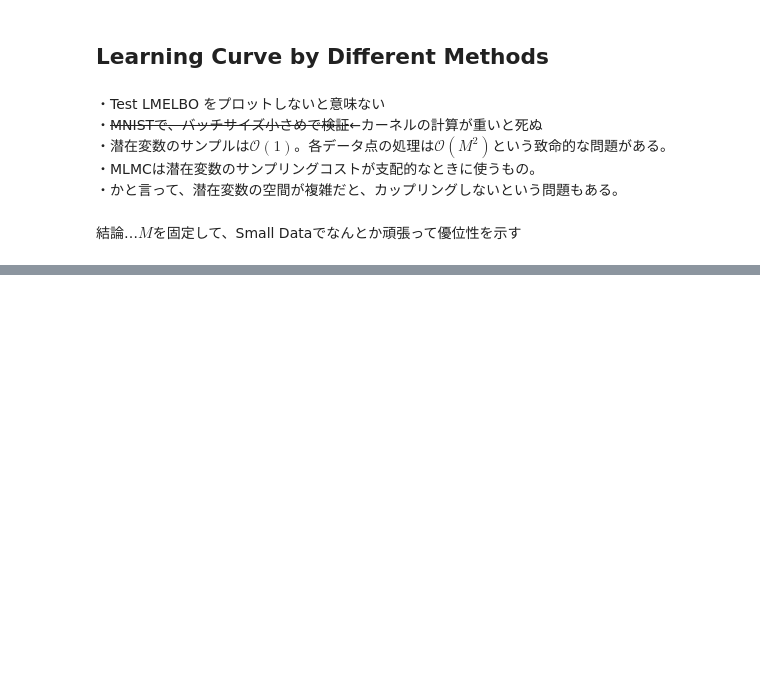
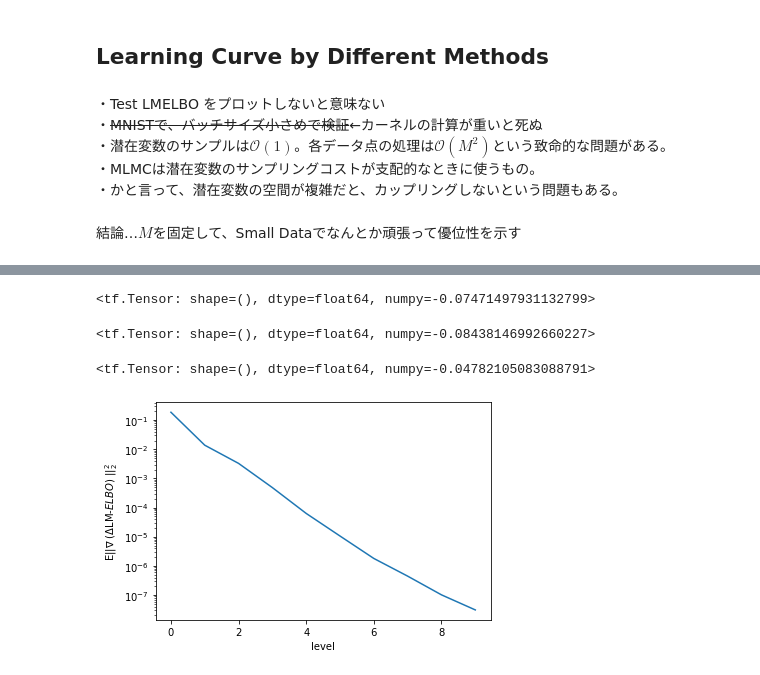
Before and after one commit to Goda-Research-Group/mlmc-model-evidence, a Jupyter notebook: notebooks/Gaussian_Process_Classification_2.ipynb, the cells around one changed output, grey strips where cells are left out. Drawn from its saved outputs; the diff is of its cells as text; code cells hidden in the pictures; blank space fills up the shorter version.

```diff
--- a/notebooks/Gaussian_Process_Classification_2.ipynb
+++ b/notebooks/Gaussian_Process_Classification_2.ipynb
@@ -903,0 +655,4 @@ c.data.shape
+# %%
+idx = np.repeat(np.arange(x.shape[0]), 100)
+x_repeated = x[idx]
+y_repeated = y[idx]
@@ -903,0 +665,4 @@ c.data.shape
+# %%
+gpc = gaussian_process_classification(N_total=x.shape[0])
+# %%
+gpc.fit(x_repeated,y_repeated, learning_rate=0.05, n_iter=801, objective='LMELBO_MLMC', obj_param={'max_level':4})
@@ -903,0 +690,2 @@ c.data.shape
+# %%
+gpc.fit(x_repeated,y_repeated, learning_rate=0.05, n_iter=801, objective='LMELBO_MLMC', obj_param={'max_level':4})
@@ -903,0 +713,16 @@ c.data.shape
+# %%
+gpc.score(x_repeated,y_repeated,objective='LMELBO_MLMC', obj_param={'max_level':4})
+# %% [output]
+<tf.Tensor: shape=(), dtype=float64, numpy=-0.07471497931132799>
+# %%
+gpc.score(x,y,objective='LMELBO', obj_param={'n_MC':16})
+# %% [output]
+<tf.Tensor: shape=(), dtype=float64, numpy=-0.08438146992660227>
+# %%
+gpc.score(x_repeated,y_repeated)
+# %% [output]
+<tf.Tensor: shape=(), dtype=float64, numpy=-0.04782105083088791>
+# %%
+gpc.plot_convergence(x_repeated, y_repeated, max_level=10)
+# %% [output]
+[figure, added]
```
Also changed, not shown: parts of 65 cells of this notebook, 3 other files.
